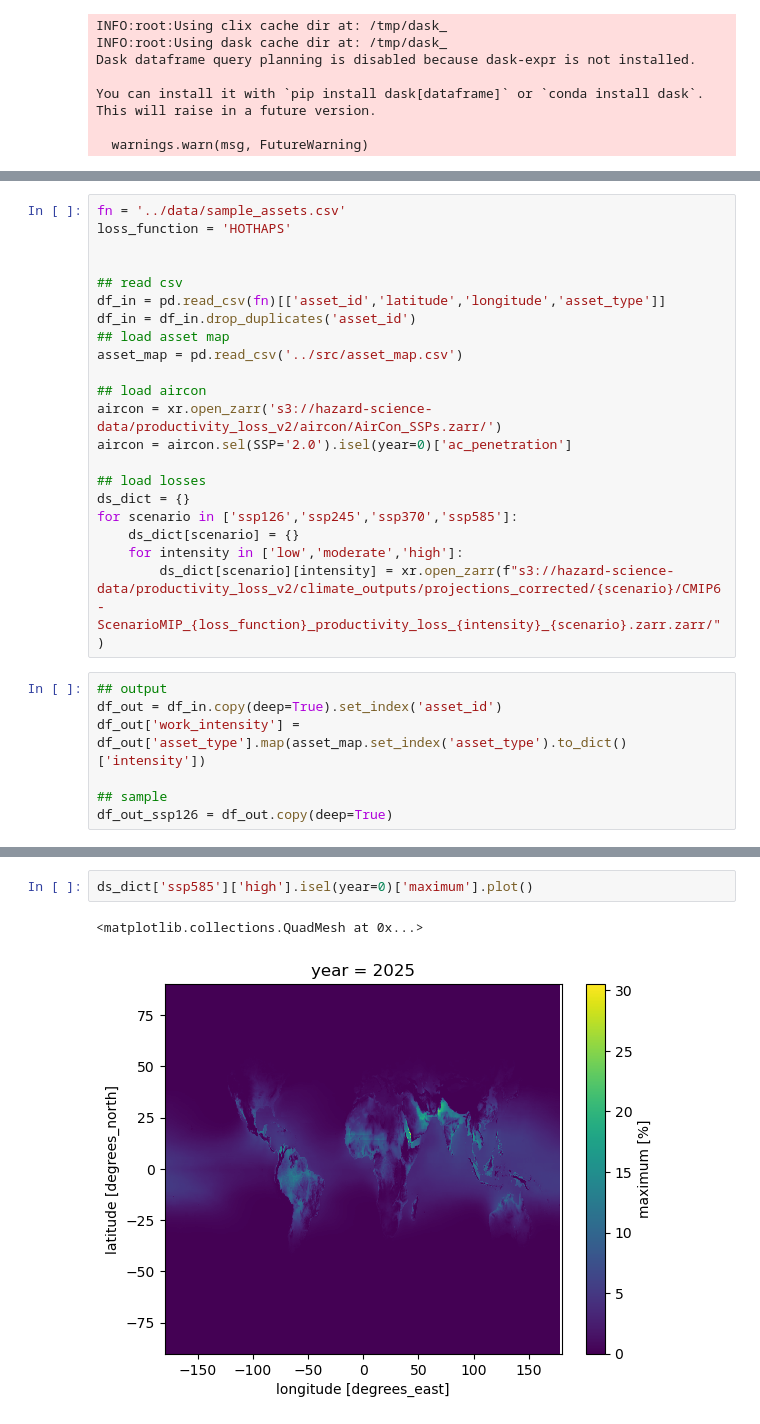
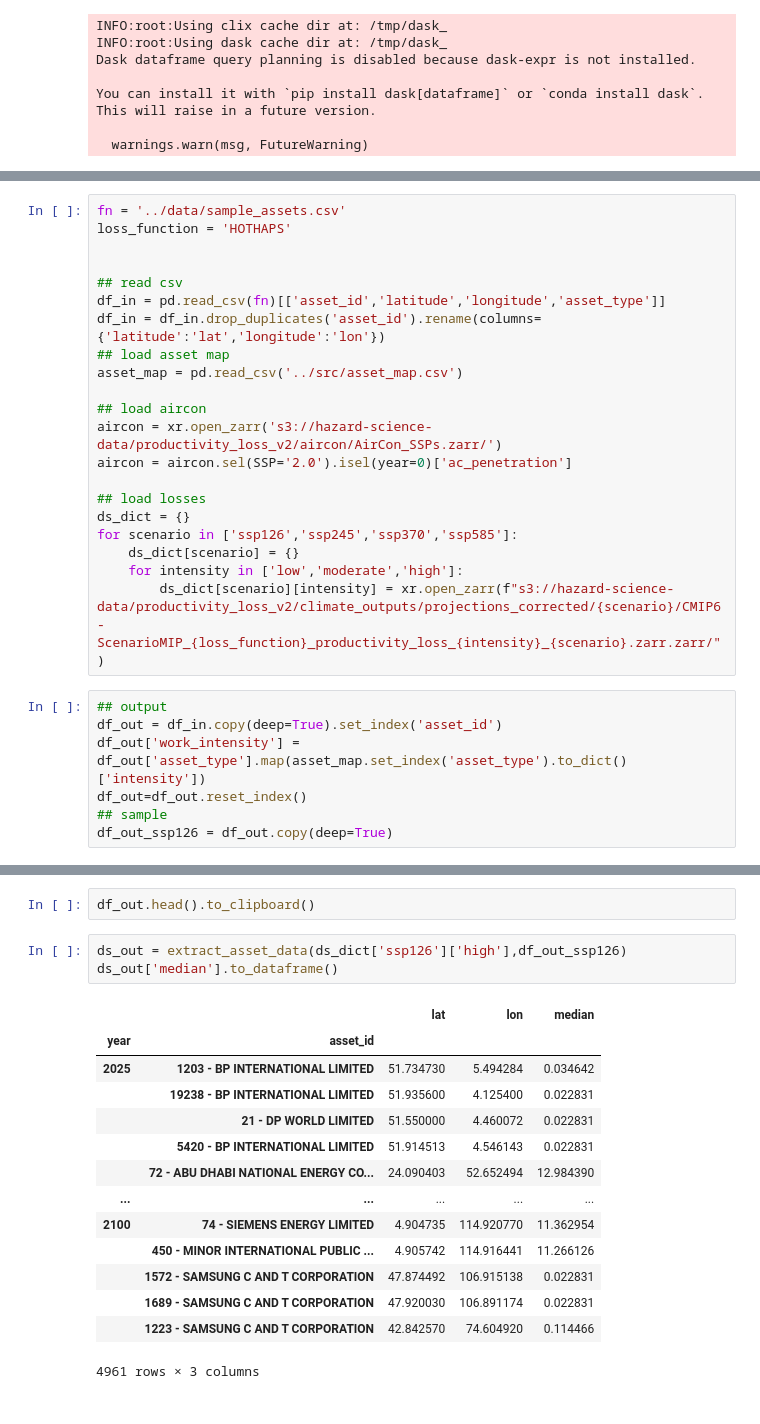
Before and after one commit to climate-x-org/Productivity_Loss_V2.0, a Jupyter notebook: dev/development.ipynb, the cells around one changed output, grey strips where cells are left out. Saved outputs shown, nothing was run; the diff lists cells and outputs as text.

```diff
--- a/dev/development.ipynb
+++ b/dev/development.ipynb
@@ -18,7 +46,7 @@ loss_function = 'HOTHAPS'
 
 ## read csv
 df_in = pd.read_csv(fn)[['asset_id','latitude','longitude','asset_type']]
-df_in = df_in.drop_duplicates('asset_id')
+df_in = df_in.drop_duplicates('asset_id').rename(columns={'latitude':'lat','longitude':'lon'})
 ## load asset map
 asset_map = pd.read_csv('../src/asset_map.csv')
 
@@ -36,6 +64,6 @@ for scenario in ['ssp126','ssp245','ssp370','ssp585']:
 ## output
 df_out = df_in.copy(deep=True).set_index('asset_id')
 df_out['work_intensity'] = df_out['asset_type'].map(asset_map.set_index('asset_type').to_dict()['intensity'])
-
+df_out=df_out.reset_index()
 ## sample
 df_out_ssp126 = df_out.copy(deep=True)
@@ -46,5 +70,20 @@ for asset in df_out.index[:-4]:
-# %%
-ds_dict['ssp585']['high'].isel(year=0)['maximum'].plot()
-# %% [output]
-<matplotlib.collections.QuadMesh at 0x...>
-[figure, removed]
+# %%
+df_out.head().to_clipboard()
+# %%
+ds_out = extract_asset_data(ds_dict['ssp126']['high'],df_out_ssp126)
+ds_out['median'].to_dataframe()
+# %% [output]
+|  |  | lat | lon | median |
+| year | asset_id |  |  |  |
+| 2025 | 1203 - BP INTERNATIONAL LIMITED | 51.734730 | 5.494284 | 0.034642 |
+|  | 19238 - BP INTERNATIONAL LIMITED | 51.935600 | 4.125400 | 0.022831 |
+|  | 21 - DP WORLD LIMITED | 51.550000 | 4.460072 | 0.022831 |
+|  | 5420 - BP INTERNATIONAL LIMITED | 51.914513 | 4.546143 | 0.022831 |
+|  | 72 - ABU DHABI NATIONAL ENERGY CO... | 24.090403 | 52.652494 | 12.984390 |
+| ... | ... | ... | ... | ... |
+| 2100 | 74 - SIEMENS ENERGY LIMITED | 4.904735 | 114.920770 | 11.362954 |
+|  | 450 - MINOR INTERNATIONAL PUBLIC ... | 4.905742 | 114.916441 | 11.266126 |
+|  | 1572 - SAMSUNG C AND T CORPORATION | 47.874492 | 106.915138 | 0.022831 |
+|  | 1689 - SAMSUNG C AND T CORPORATION | 47.920030 | 106.891174 | 0.022831 |
+|  | 1223 - SAMSUNG C AND T CORPORATION | 42.842570 | 74.604920 | 0.114466 |
+4961 rows × 3 columns
```
Also changed, not shown: parts of 6 cells of this notebook, 3 other files.
